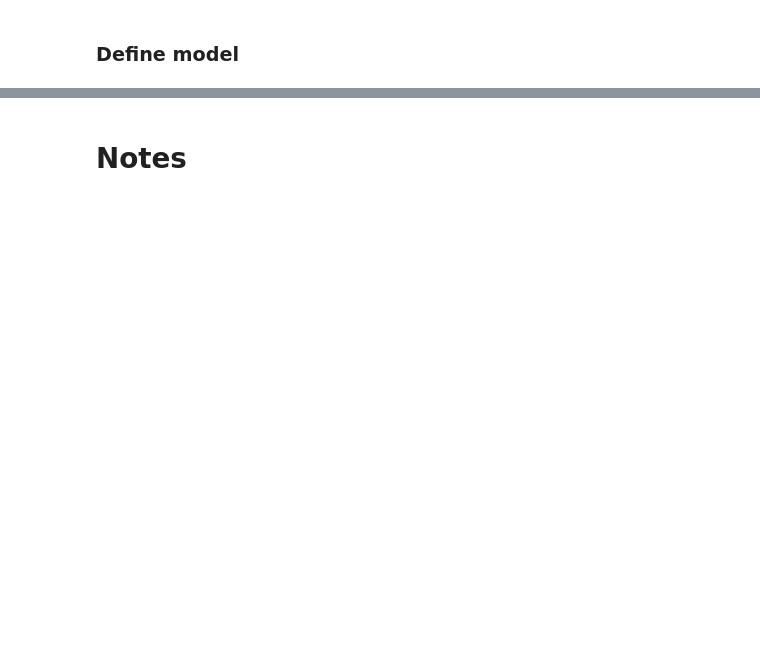
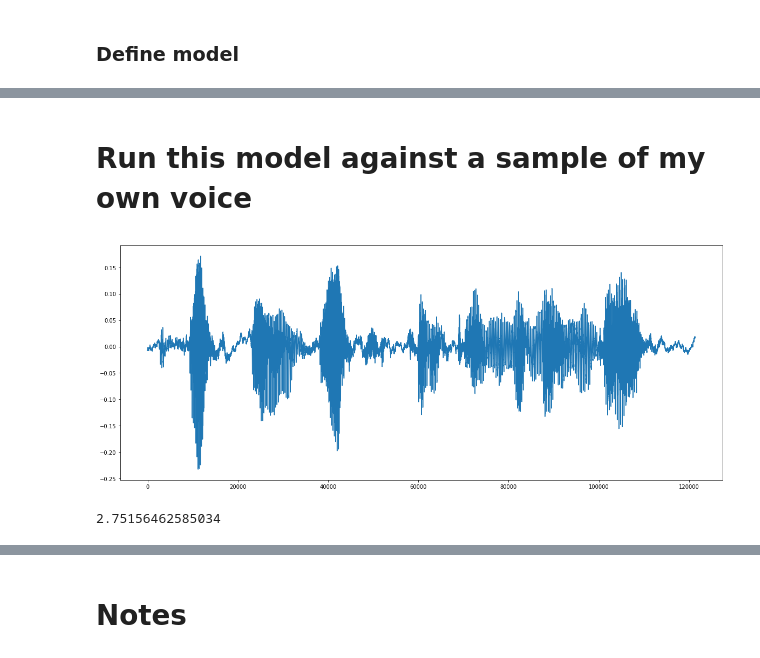
Before and after one commit to oscarknagg/raw-audio-gender-classification, a Jupyter notebook: dev/first_model.ipynb, the cells around one changed output, grey strips where cells are left out. Cells and saved outputs as stored; diff of their text form; code cells hidden in the pictures; blank space fills up the shorter version.

```diff
--- a/dev/first_model.ipynb
+++ b/dev/first_model.ipynb
@@ -272,0 +490,2 @@ for ts, pred, label in zip(timeseries, predicted, labels):
+# %% [markdown]
+# Run this model against a sample of my own voice
@@ -272,0 +494,12 @@ for ts, pred, label in zip(timeseries, predicted, labels):
+# %%
+voice, sampling_rate = sf.read('/home/oscar/Downloads/oscar.flac')
+# %%
+plt.figure(figsize=(20,8))
+plt.plot(voice.sum(axis=1))
+plt.show()
+# %% [output]
+[figure, added]
+# %%
+voice.shape[0]/sampling_rate
+# %% [output]
+2.75156462585034
```
Also changed, not shown: parts of 58 cells of this notebook.
